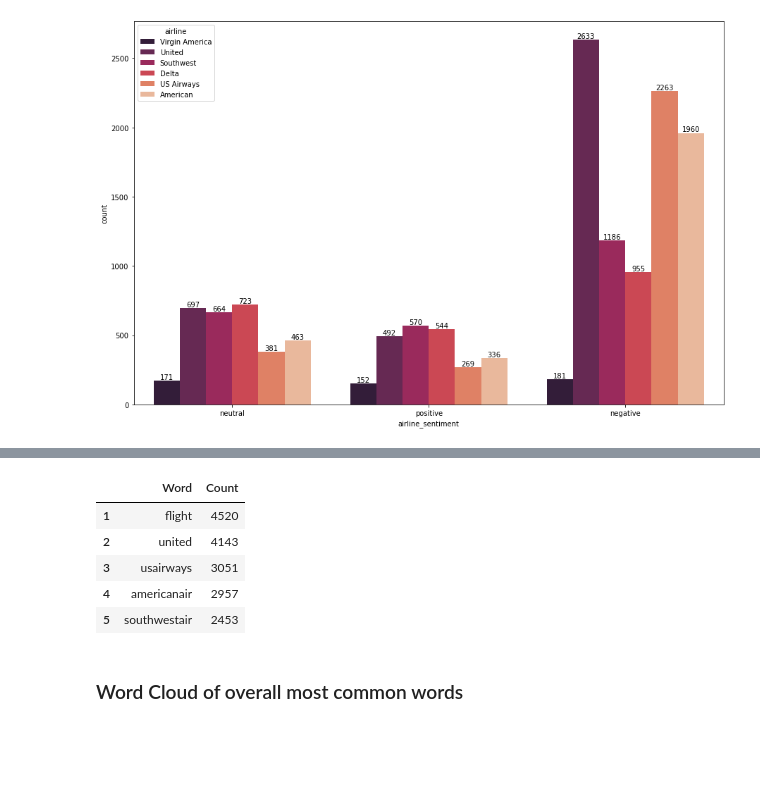
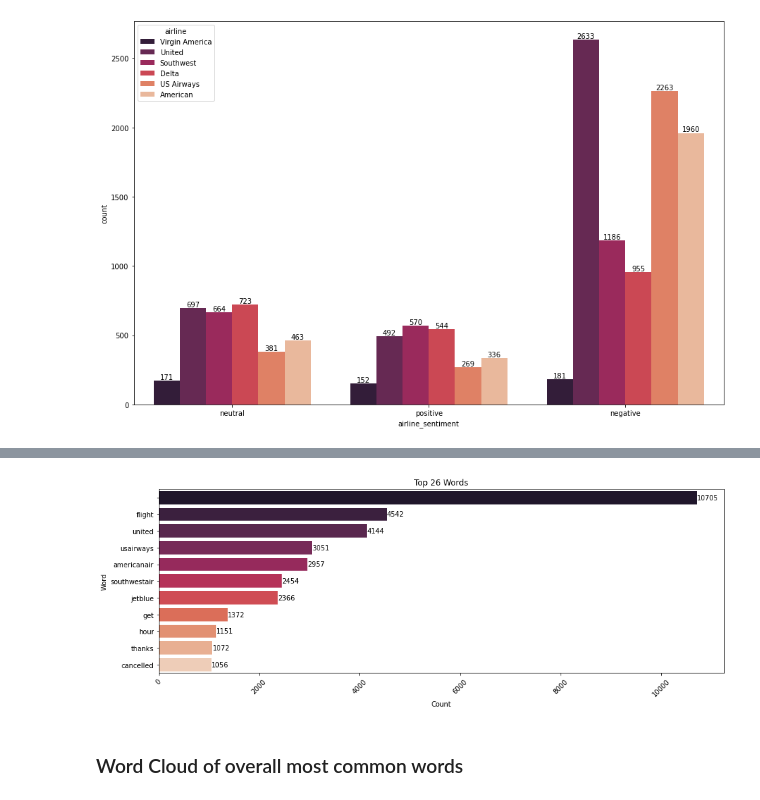
Before and after one commit to KierraDangerfield/Springboard, a Jupyter notebook: Capstone 3 Airline Sentiment Analysis/Notebooks/2 Sentiment Analysis EDA.ipynb, the cells around one changed output, grey strips where cells are left out. Cells and saved outputs as stored; diff of their text form; code cells hidden in the pictures; blank space fills up the shorter version.

```diff
--- a/Capstone 3 Airline Sentiment Analysis/Notebooks/2 Sentiment Analysis EDA.ipynb
+++ b/Capstone 3 Airline Sentiment Analysis/Notebooks/2 Sentiment Analysis EDA.ipynb
@@ -41,3 +43,6 @@ tweets = tweets.drop(columns=["airline_sentiment_gold" , "negativereason_gold",
 # %%
 #Lowercase
 tweets["text"] = tweets["text"].str.lower()
+
+#remove numbers
+tweets["text"] = tweets["text"].str.replace('\d+', '', regex=True)
@@ -156,17 +129,33 @@ counts.most_common(20)
-# %%
-mostCommonWords = pd.DataFrame(counts.most_common(20), columns=["Word", "Count"])
-
-mostCommonWords.drop(index=mostCommonWords.index[0],
-                    axis=0,
-                    inplace=True)
-
-mostCommonWords.head()
-# %% [output]
-|  | Word | Count |
-| 1 | flight | 4520 |
-| 2 | united | 4143 |
-| 3 | usairways | 3051 |
-| 4 | americanair | 2957 |
-| 5 | southwestair | 2453 |
+# %%
+#make a function to get most common words
+
+import itertools
+import collections
+
+def mostWords(tweet):
+    mostWordsTweets = tweet
+
+    mostWords = list(itertools.chain(*mostWordsTweets["text"]))
+    wordCount = collections.Counter(mostWords)
+    wordCount.most_common(20)
+
+    #make a dataframe
+    wordCountDF = pd.DataFrame(wordCount.most_common(20), columns=["Word", "Count"])
+
+    #plot
+    fig, axes = plt.subplots(figsize=(15, 5))
+    axes = sns.barplot(y="Word", x="Count", data=wordCountDF.head(11), palette="rocket")
+    plt.title("Top 26 Words")
+    plt.xticks(rotation = 45)
+
+    for container in axes.containers:
+        axes.bar_label(container)
+
+    #return wordCountDF.head(11)
+# %%
+allWords = tweets
+mostWords(allWords)
+# %% [output]
+[figure, added]
 # %% [markdown]
 ### Word Cloud of overall most common words
```
Also changed, not shown: parts of 51 cells of this notebook, 1 other file.
